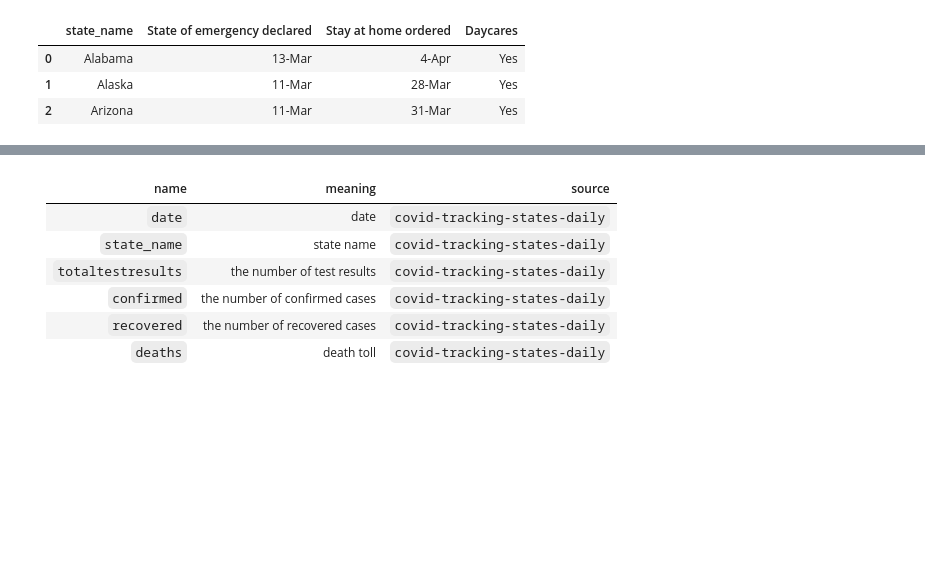
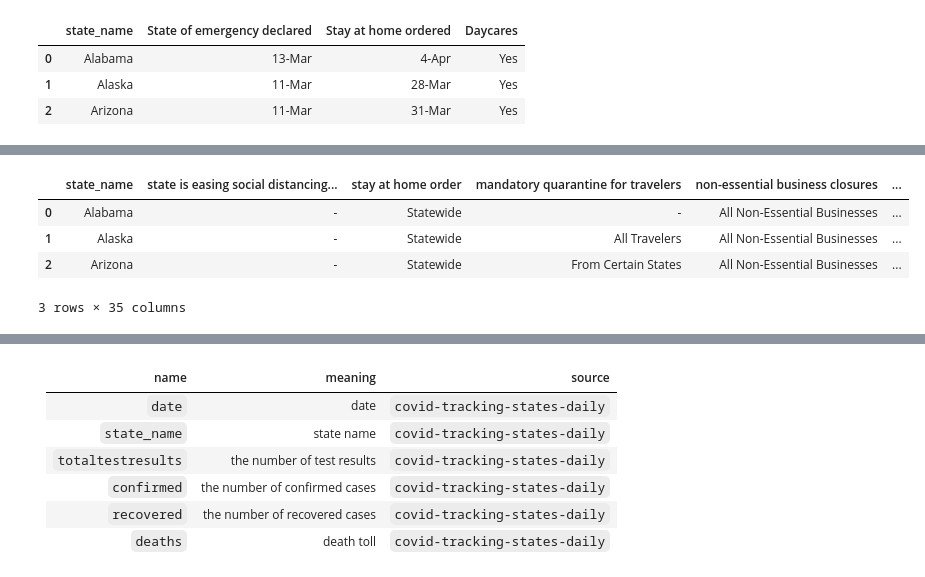
Before and after one commit to iamzhaihy/BD2020-Final-Project, a Jupyter notebook: Data Processing.ipynb, the cells around one changed output, grey strips where cells are left out. Drawn from its saved outputs; the diff is of its cells as text; code cells hidden in the pictures; blank space fills up the shorter version.

```diff
--- a/Data Processing.ipynb
+++ b/Data Processing.ipynb
@@ -599,16 +630,23 @@ Now we combine three dateframes into one dateframe.
 # %%
-# perform inner join of three tables
+# perform inner join of four tables
 state_merged = pd.merge(state_actions, state_health_policy_actions, on=['state_name'])
 state_merged = pd.merge(state_merged, state_regulations, on=['state_name'])
-
+state_merged=pd.merge(state_merged,date_df,on=['state_name'])
 #change column name
 state_merged.columns=state_merged.columns.map(lambda x:x.lower())
 state_merged.rename(columns={
     'marketplace special enrollment period (sep)':'marketplace special enrollment period(SEP)',
     'state of emergency declared':'date of state emergency declared',
     'stay at home ordered':'date when stay at home ordered',
     'state requires waiver of prior authorization requirements*':'state requires waiver of prior authorization requirements'
 }, inplace=True)
+state_merged.head(3)
+# %% [output]
+|  | state_name | state is easing social distancing... | stay at home order | mandatory quarantine for travelers | non-essential business closures | ... |
+| 0 | Alabama | - | Statewide | - | All Non-Essential Businesses | ... |
+| 1 | Alaska | - | Statewide | All Travelers | All Non-Essential Businesses | ... |
+| 2 | Arizona | - | Statewide | From Certain States | All Non-Essential Businesses | ... |
+3 rows × 35 columns
 # %%
 def name_form(column_name):
     lists = column_name.split(" ")
```
Also changed, not shown: parts of 19 cells of this notebook, 5 other files.
